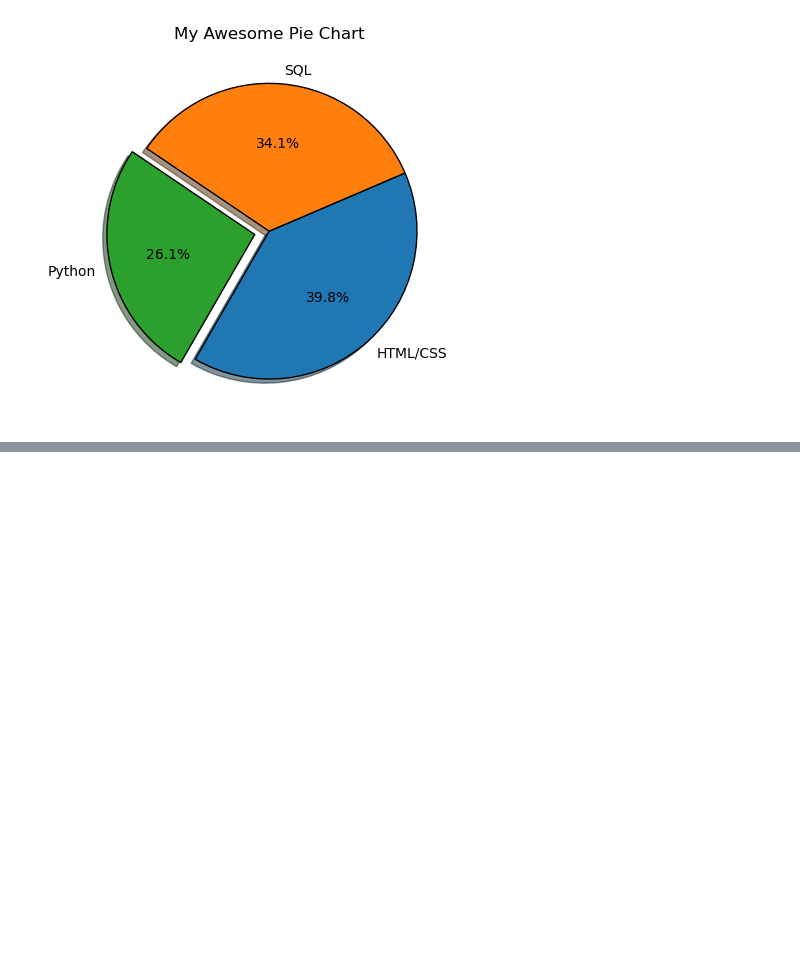
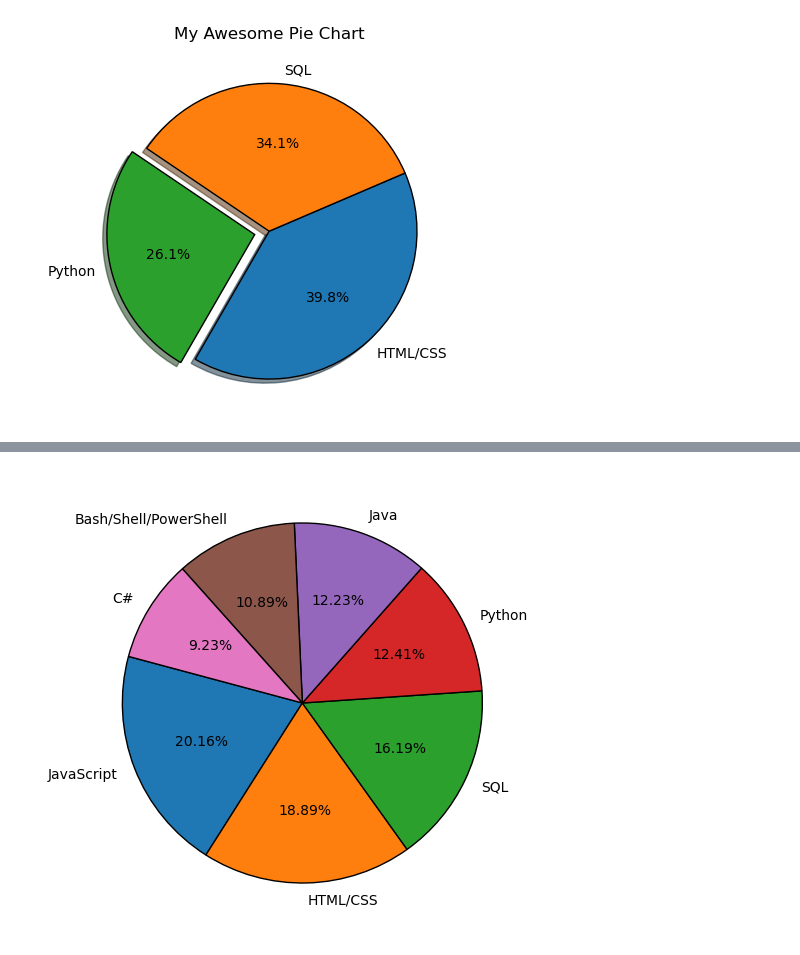
Before and after one commit to ranjithbalank/datascience, a Jupyter notebook: MATPLOTLIB/Part-3 (PIECHART).ipynb, the cells around one changed output, grey strips where cells are left out. Saved outputs shown, nothing was run; the diff lists cells and outputs as text; code cells hidden in the pictures; blank space fills up the shorter version.

```diff
--- a/MATPLOTLIB/Part-3 (PIECHART).ipynb
+++ b/MATPLOTLIB/Part-3 (PIECHART).ipynb
@@ -69,3 +67,6 @@ plt.title("My Awesome Pie Chart")
 plt.show()
 # %% [output]
 [figure]
+# %%
+data=pd.read_csv(r"C:\Users\Ranjithbalan\Downloads\data (1).csv")
+data
@@ -71,0 +87,19 @@ plt.show()
+# %%
+language_count=Counter()
+
+for i in data['LanguagesWorkedWith']:
+    a=i.split(';')
+    language_count.update(a)
+
+lang=[]
+pop=[]
+
+for i,j in language_count.most_common(7):
+    lang.append(i)
+    pop.append(j)
+# %%
+plt.pie(pop,labels=lang,startangle=165,wedgeprops={"edgecolor":'black'},autopct="%1.2f%%")
+plt.tight_layout()
+plt.show()
+# %% [output]
+[figure, added]
```
Also changed, not shown: parts of 5 cells of this notebook, 1 other file.
